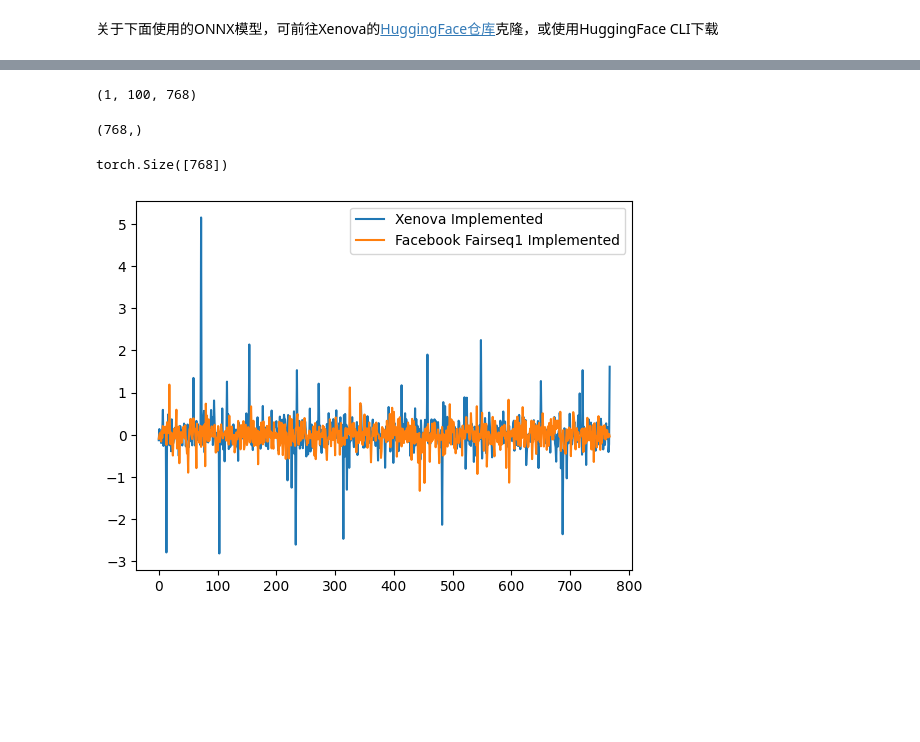
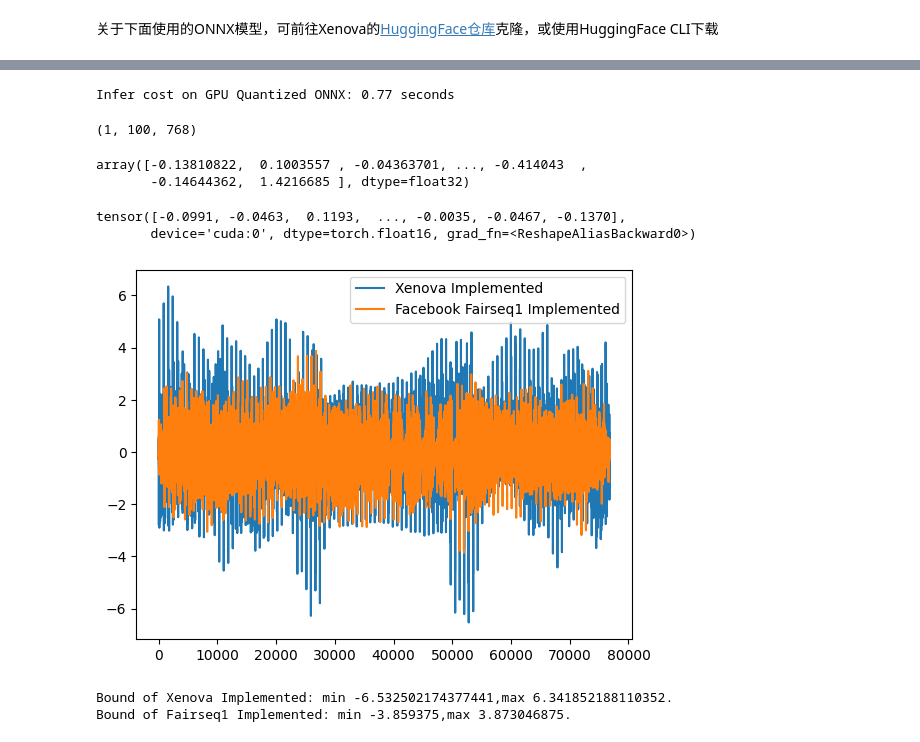
Before and after one commit to NewMoe-Technology/RVC-Researching, a Jupyter notebook: HubertExporationProving.ipynb, the cells around one changed output, grey strips where cells are left out. Cells and saved outputs as stored; diff of their text form; code cells hidden in the pictures; blank space fills up the shorter version.

```diff
--- a/HubertExporationProving.ipynb
+++ b/HubertExporationProving.ipynb
@@ -65,4 +57,4 @@ array([0., 0., 0., ..., 0., 0., 0.], dtype=float32)
 # %%
 import onnxruntime as ort
 
-model = ort.InferenceSession("./model_quantized.onnx",providers=["CPUExecutionProvider"])
+model = ort.InferenceSession("./model_quantized.onnx",providers=["CUDAExecutionProvider"])
@@ -76,8 +67,13 @@ array([[0., 0., 0., ..., 0., 0., 0.]], dtype=float32)
 # %%
+start = perf_counter()
 output_onnx = model.run(
     ["last_hidden_state"],
     {"input_values":feats.float().cpu().numpy()}
 )[0]
+end = perf_counter()
+print(f"Infer cost on GPU Quantized ONNX: {round(end-start,2)} seconds")
+# %% [output]
+Infer cost on GPU Quantized ONNX: 0.77 seconds
 # %%
 output_onnx.shape
 # %% [output]
@@ -85,16 +83,25 @@ output_onnx.shape
 # %%
-np.squeeze(output_onnx)[0].shape
+np.array(output_onnx.flat)
 # %% [output]
-(768,)
+array([-0.13810822,  0.1003557 , -0.04363701, ..., -0.414043  ,
+       -0.14644362,  1.4216685 ], dtype=float32)
 # %%
-output[0].squeeze()[0].shape
+output[0].flatten()
 # %% [output]
-torch.Size([768])
+tensor([-0.0991, -0.0463,  0.1193,  ..., -0.0035, -0.0467, -0.1370],
+       device='cuda:0', dtype=torch.float16, grad_fn=<ReshapeAliasBackward0>)
 # %%
 import matplotlib.pyplot as plt
-plt.plot(np.squeeze(output_onnx)[0],label="Xenova Implemented")
-plt.plot(output[0].squeeze().detach()[0].cpu().numpy(),label="Facebook Fairseq1 Implemented")
+plt.plot(np.array(output_onnx.flat),label="Xenova Implemented")
+plt.plot(output[0].flatten().cpu().detach().numpy(),label="Facebook Fairseq1 Implemented")
 plt.legend()
+plt.savefig("output.png",dpi=300)
 plt.show()
 # %% [output]
-[figure, old version]
+[figure, new version]
+# %%
+print(f"Bound of Xenova Implemented: min {min(np.array(output_onnx.flat))},max {max(np.array(output_onnx.flat))}.")
+print(f"Bound of Fairseq1 Implemented: min {min(output[0].flatten())},max {max(output[0].flatten())}.")
+# %% [output]
+Bound of Xenova Implemented: min -6.532502174377441,max 6.341852188110352.
+Bound of Fairseq1 Implemented: min -3.859375,max 3.873046875.
```
Also changed, not shown: parts of 9 cells of this notebook.
